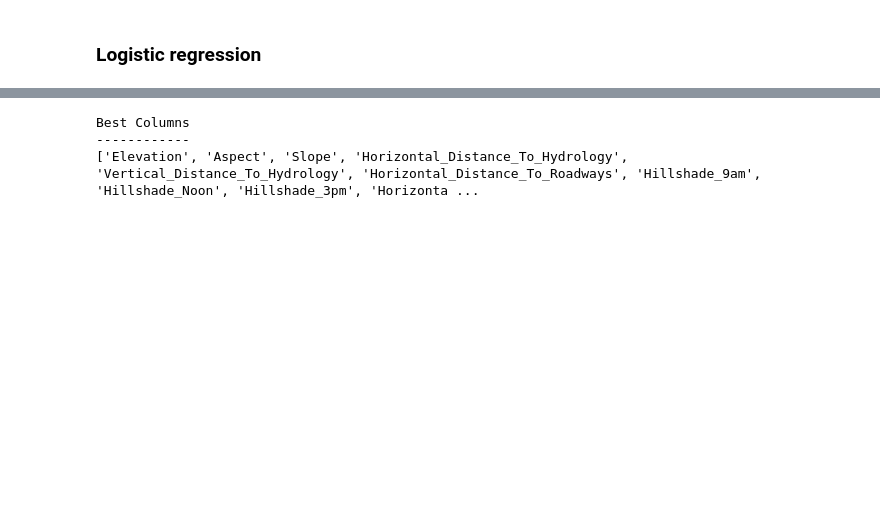
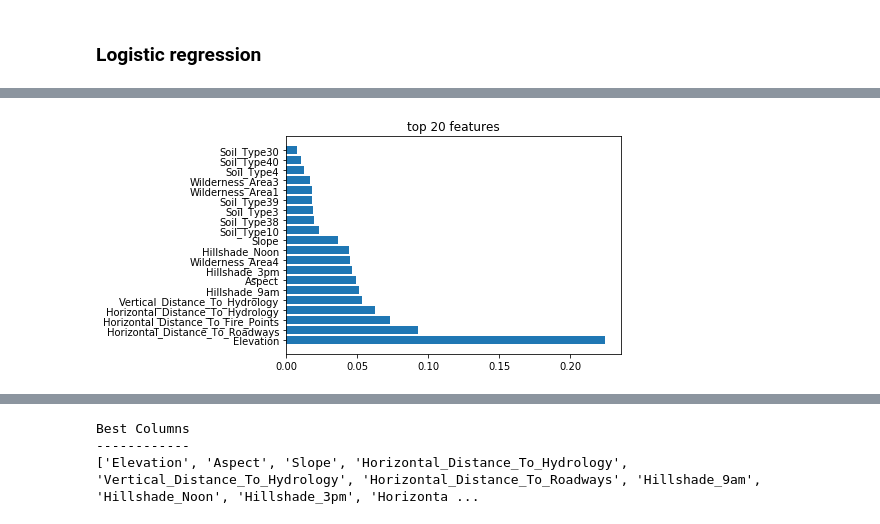
Before and after one commit to biglovisa/women-data-science-projects, a Jupyter notebook: notebooks/forest_cover_type-sophie.ipynb, the cells around one changed output, grey strips where cells are left out. Cells and saved outputs as stored; diff of their text form; code cells hidden in the pictures; blank space fills up the shorter version.

Commit message:
Made progress: selected best performing model and returned the submission file

```diff
--- a/notebooks/forest_cover_type-sophie.ipynb
+++ b/notebooks/forest_cover_type-sophie.ipynb
@@ -269,6 +285,7 @@ all_X = train.drop("Cover_Type",axis=1)
 all_y = train["Cover_Type"]
 
 train_X, test_X, train_y, test_y = train_test_split(all_X, all_y, test_size=.2, random_state=0)
+feat_labels = train_X.columns
 # %% [markdown]
 ### Logistic regression
 # %%
@@ -361,13 +387,0 @@ Using LR, I should check whether another estimator might work better first.
-# %%
-import matplotlib.pyplot as plt
-from sklearn.linear_model import LogisticRegression
-
-# Fit model
-lr = LogisticRegression()
-lr.fit(all_X, all_y)
-# Create coeff series with feature column names as index
-coefficients = lr.coef_
-feature_importance = pd.Series(coefficients[0], index = all_X.columns)
-# Plot
-feature_importance.plot.barh()
-plt.show()
@@ -389,0 +449,8 @@ plt.show()
+# %%
+# Fit model
+rf = RandomForestClassifier(n_estimators=10000, random_state=0, n_jobs=-1)
+rf.fit(all_X, all_y)
+
+# Print the name and gini importance of each feature
+for feature in zip(feat_labels, rf.feature_importances_):
+    print(feature)
@@ -389,0 +475,9 @@ plt.show()
+# %%
+df = pd.Series(rf.feature_importances_, index=feat_labels)
+df = df.sort_values(ascending=False)
+df.head()
+plt.barh(df.index[:20],df[:20])
+plt.title("top 20 features")
+plt.show()
+# %% [output]
+[figure, added]
```
Also changed, not shown: parts of 53 cells of this notebook, 1 other file.
